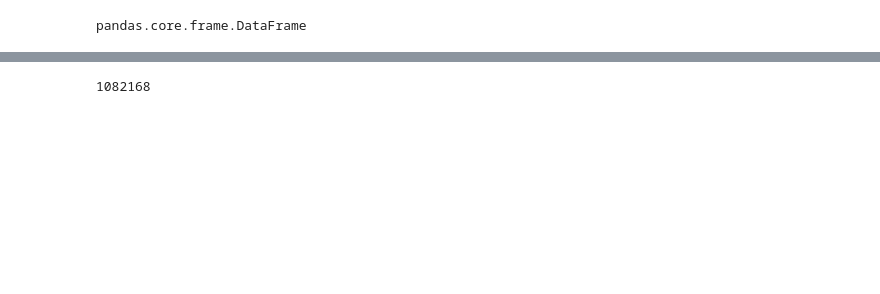
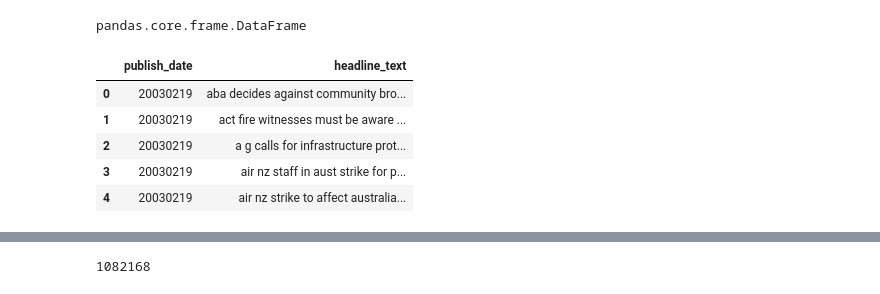
Before and after one commit to rajacsp/jupyter_collection, a Jupyter notebook: lda/lda_abcnews_analysis.ipynb, the cells around one changed output, grey strips where cells are left out. Cells and saved outputs as stored; diff of their text form; code cells hidden in the pictures; blank space fills up the shorter version.

Commit message:
lda abcnews updated

```diff
--- a/lda/lda_abcnews_analysis.ipynb
+++ b/lda/lda_abcnews_analysis.ipynb
@@ -3,12 +4,19 @@
 # %%
 import pandas as pd
 # %%
-data = pd.read_csv('d:/csp/datasets/abcnews-date-text.csv', error_bad_lines=False)
+data = pd.read_csv('p:/datasets/abcnews-date-text.csv', error_bad_lines=False)
 # %%
 type(data)
 # %% [output]
 pandas.core.frame.DataFrame
 # %%
-data[:3]
+data[:5]
+# %% [output]
+|  | publish_date | headline_text |
+| 0 | 20030219 | aba decides against community bro... |
+| 1 | 20030219 | act fire witnesses must be aware ... |
+| 2 | 20030219 | a g calls for infrastructure prot... |
+| 3 | 20030219 | air nz staff in aust strike for p... |
+| 4 | 20030219 | air nz strike to affect australia... |
 # %%
 data.describe()
```
Also changed, not shown: parts of 16 cells of this notebook.
